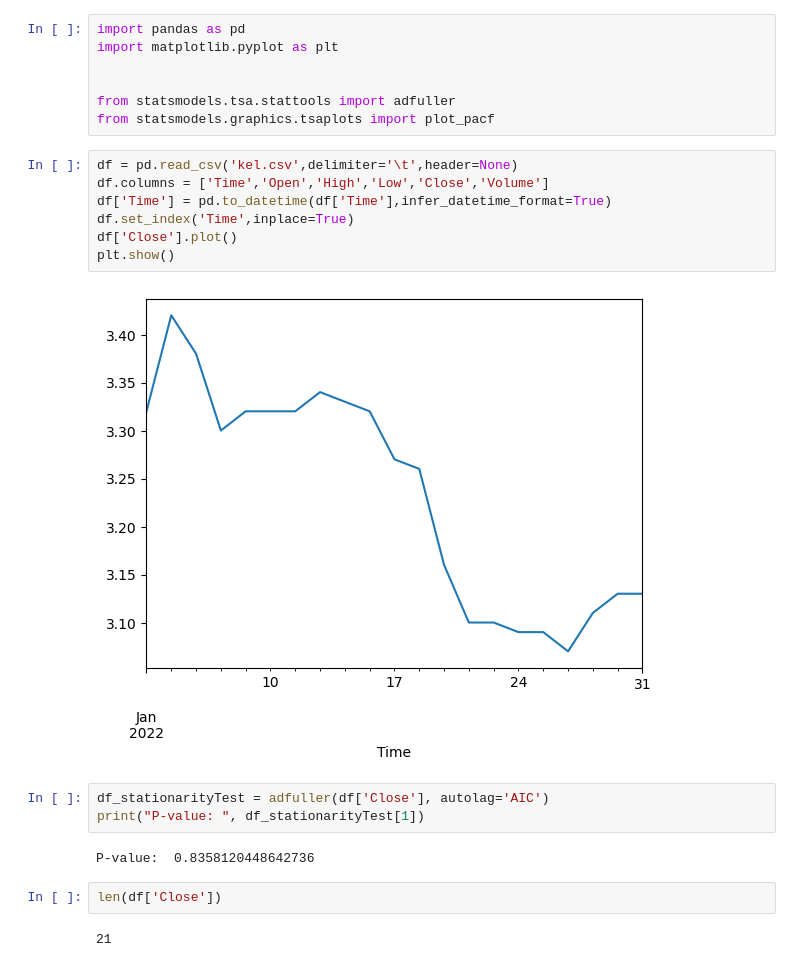
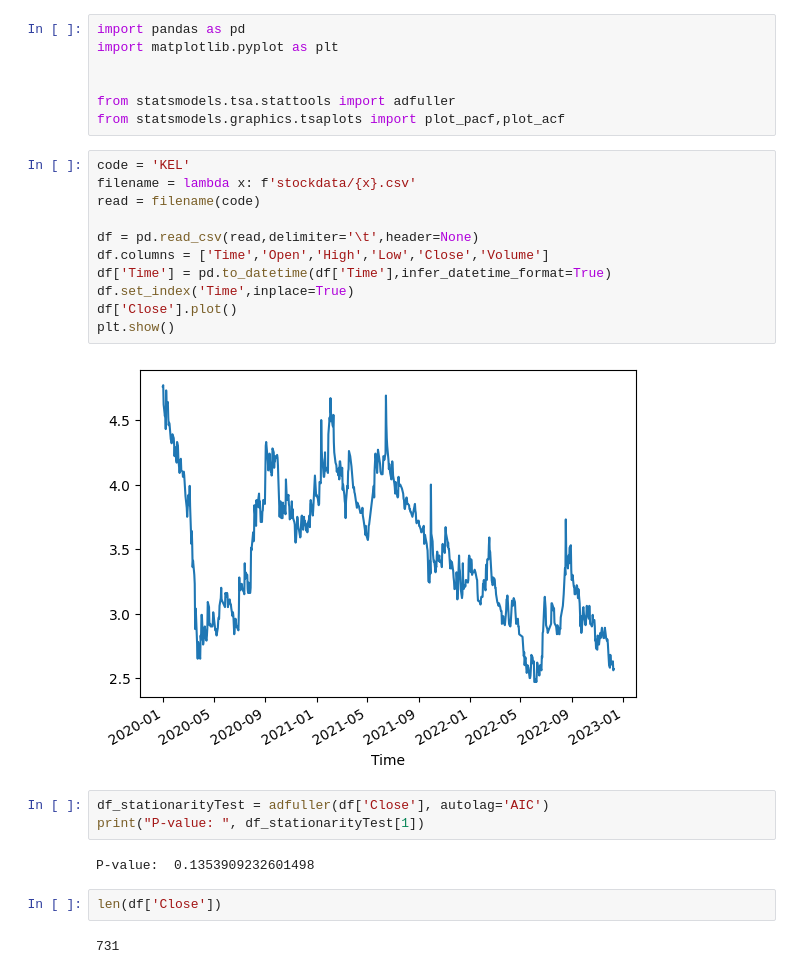
Before and after one commit to muhdaniyal252/stockprice_timeseries_comparitive_analysis, a Jupyter notebook: main.ipynb, the cells around one changed output. Saved outputs shown, nothing was run; the diff lists cells and outputs as text.

```diff
--- a/main.ipynb
+++ b/main.ipynb
@@ -4,22 +4,26 @@ import matplotlib.pyplot as plt
 
 
 from statsmodels.tsa.stattools import adfuller
-from statsmodels.graphics.tsaplots import plot_pacf
+from statsmodels.graphics.tsaplots import plot_pacf,plot_acf
 # %%
-df = pd.read_csv('kel.csv',delimiter='\t',header=None)
+code = 'KEL'
+filename = lambda x: f'stockdata/{x}.csv'
+read = filename(code)
+
+df = pd.read_csv(read,delimiter='\t',header=None)
 df.columns = ['Time','Open','High','Low','Close','Volume']
 df['Time'] = pd.to_datetime(df['Time'],infer_datetime_format=True)
 df.set_index('Time',inplace=True)
 df['Close'].plot()
 plt.show()
 # %% [output]
-[figure, old version]
+[figure, new version]
 # %%
 df_stationarityTest = adfuller(df['Close'], autolag='AIC')
 print("P-value: ", df_stationarityTest[1])
 # %% [output]
-P-value:  0.8358120448642736
+P-value:  0.1353909232601498
 # %%
 len(df['Close'])
 # %% [output]
-21
+731
```
Also changed, not shown: parts of 3 cells of this notebook, 5 other files.
